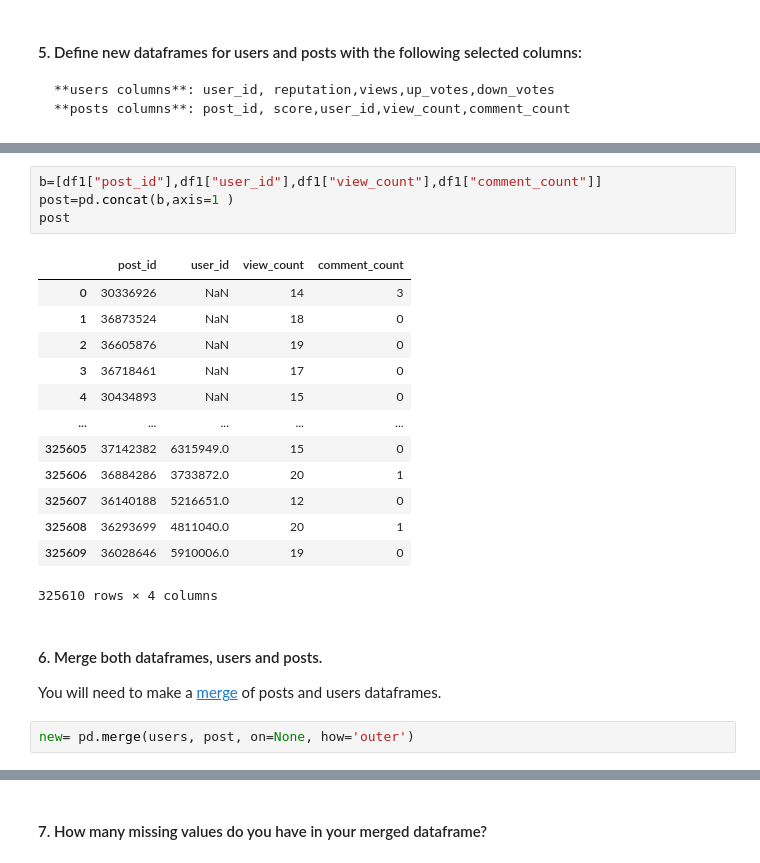
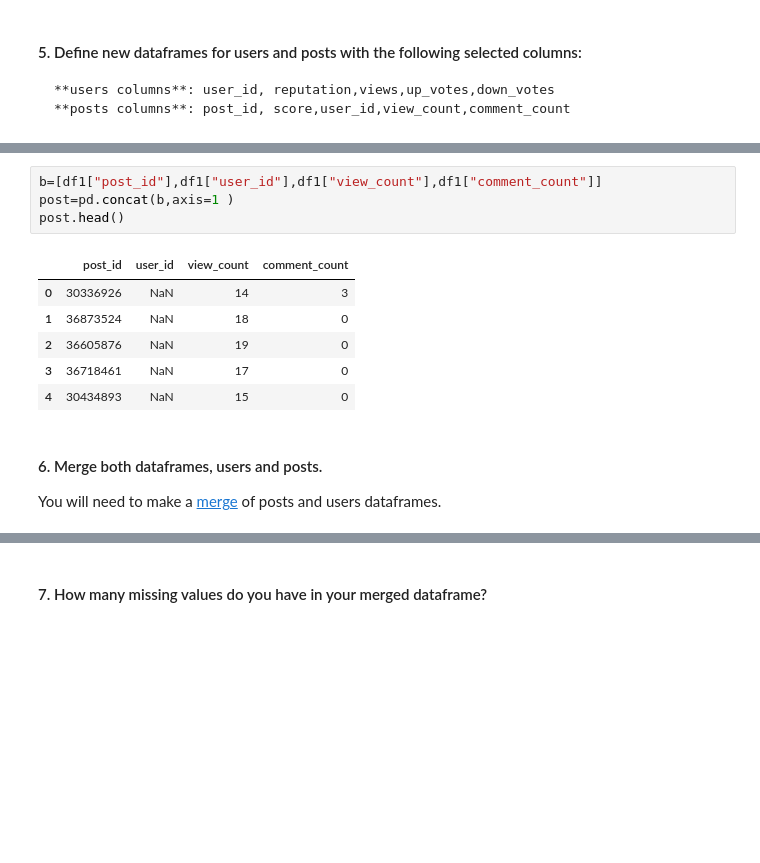
Before and after one commit to ironhack-bcn-data-pt/13-lab-pandas-data-cleaning, a Jupyter notebook: your-code/lab-pandas-data-cleaning.ipynb, the cells around one changed output, grey strips where cells are left out. Drawn from its saved outputs; the diff is of its cells as text; blank space fills up the shorter version.

```diff
--- a/your-code/lab-pandas-data-cleaning.ipynb
+++ b/your-code/lab-pandas-data-cleaning.ipynb
@@ -79,23 +58,14 @@ users
 # %%
 b=[df1["post_id"],df1["user_id"],df1["view_count"],df1["comment_count"]]
 post=pd.concat(b,axis=1 )
-post
+post.head()
 # %% [output]
 |  | post_id | user_id | view_count | comment_count |
 | 0 | 30336926 | NaN | 14 | 3 |
 | 1 | 36873524 | NaN | 18 | 0 |
 | 2 | 36605876 | NaN | 19 | 0 |
 | 3 | 36718461 | NaN | 17 | 0 |
 | 4 | 30434893 | NaN | 15 | 0 |
-| ... | ... | ... | ... | ... |
-| 325605 | 37142382 | 6315949.0 | 15 | 0 |
-| 325606 | 36884286 | 3733872.0 | 20 | 1 |
-| 325607 | 36140188 | 5216651.0 | 12 | 0 |
-| 325608 | 36293699 | 4811040.0 | 20 | 1 |
-| 325609 | 36028646 | 5910006.0 | 19 | 0 |
-325610 rows × 4 columns
 # %% [markdown]
 #### 6. Merge both dataframes, users and posts.
 You will need to make a [merge](https://pandas.pydata.org/pandas-docs/stable/generated/pandas.DataFrame.merge.html) of posts and users dataframes.
-# %%
-new= pd.merge(users, post, on=None, how='outer')
```
Also changed, not shown: parts of 24 cells of this notebook.
